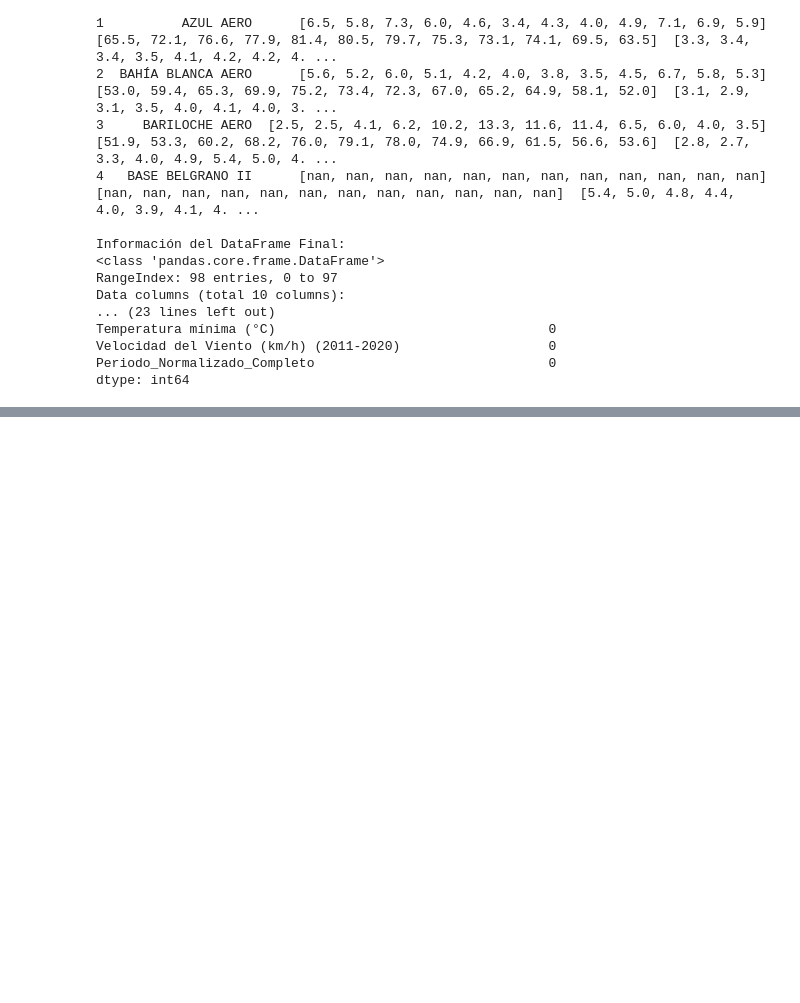
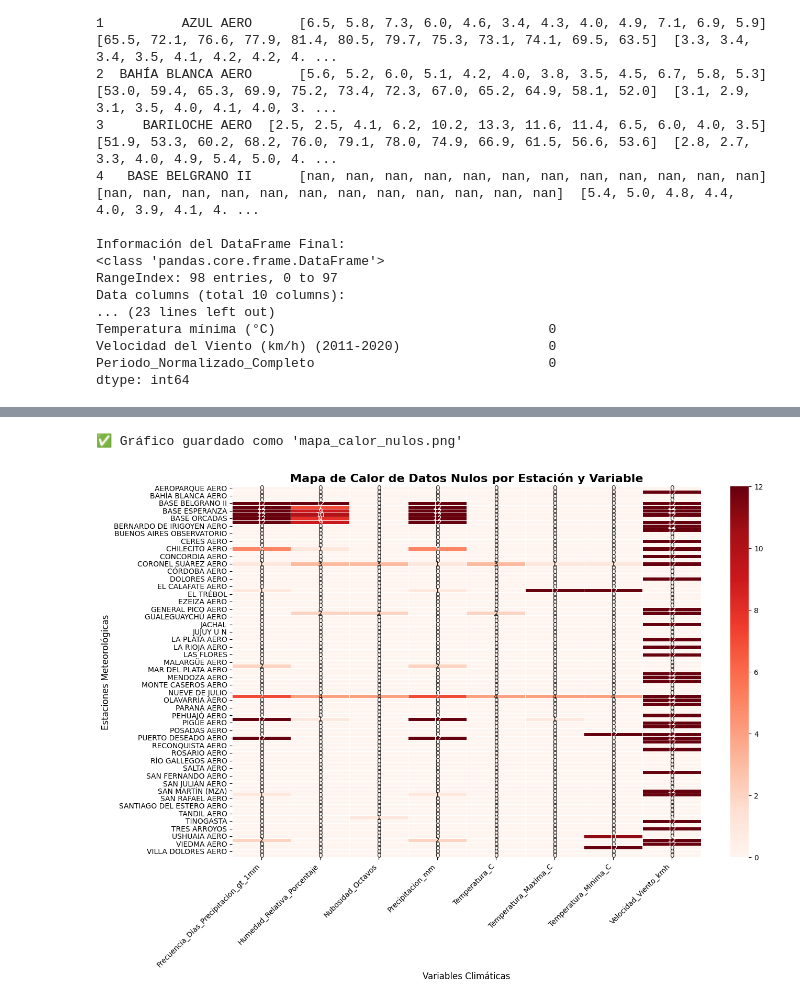
Before and after one commit to RodrigoGoni/EDA_meteorologica, a Jupyter notebook: eda.ipynb, the cells around one changed output, grey strips where cells are left out. Cells and saved outputs as stored; diff of their text form; code cells hidden in the pictures; blank space fills up the shorter version.

Commit message:
nulos y climografos

```diff
--- a/eda.ipynb
+++ b/eda.ipynb
@@ -451,0 +480,55 @@ dtype: int64
+# %%
+import pandas as pd
+import seaborn as sns
+import matplotlib.pyplot as plt
+
+# --- 1. Cargar los datos ---
+# Asegúrate de que el archivo 'conteo_nulos_por_vector.csv' esté en el mismo directorio
+try:
+    df_nulos = pd.read_csv('conteo_nulos_por_vector.csv')
+except FileNotFoundError:
+    print("Error: No se encontró el archivo 'conteo_nulos_por_vector.csv'.")
+    # Salir del script si no se encuentra el archivo
+    exit()
+
+# --- 2. Preparar los datos para el gráfico ---
+# Para que el mapa de calor funcione correctamente,
+# las estaciones deben ser el índice del DataFrame.
+df_nulos.set_index('Estacion_Limpia', inplace=True)
+
+# Elimina las comillas que puedan haber quedado en los nombres de las estaciones
+df_nulos.index = df_nulos.index.str.replace('"', '')
+
+# --- 3. Generar el Mapa de Calor ---
+plt.figure(figsize=(14, 10)) # Ajusta el tamaño para que sea legible
+
+heatmap = sns.heatmap(
+    df_nulos,
+    annot=True,     # Muestra los números (el conteo de nulos) en cada celda
+    cmap='Reds',    # Paleta de colores: un rojo más intenso significa más nulos
+    fmt='d',        # Formato de número entero para las anotaciones
+    linewidths=.5   # Líneas delgadas para separar las celdas
+)
+
+# --- 4. Personalizar y guardar el gráfico ---
+plt.title('Mapa de Calor de Datos Nulos por Estación y Variable', fontsize=16, fontweight='bold')
+plt.xlabel('Variables Climáticas', fontsize=12)
+plt.ylabel('Estaciones Meteorológicas', fontsize=12)
+
+# Rota las etiquetas del eje X para que no se superpongan
+plt.xticks(rotation=45, ha='right')
+
+# Ajusta el layout para que todo quepa en la imagen
+plt.tight_layout()
+
+# Guarda el gráfico en un archivo
+nombre_archivo_salida = 'mapa_calor_nulos.png'
+plt.savefig(nombre_archivo_salida, dpi=120)
+
+print(f"✅ Gráfico guardado como '{nombre_archivo_salida}'")
+
+# Muestra el gráfico
+plt.show()
+# %% [output]
+✅ Gráfico guardado como 'mapa_calor_nulos.png'
+[figure, added]
```
Also changed, not shown: parts of 7 cells of this notebook.
